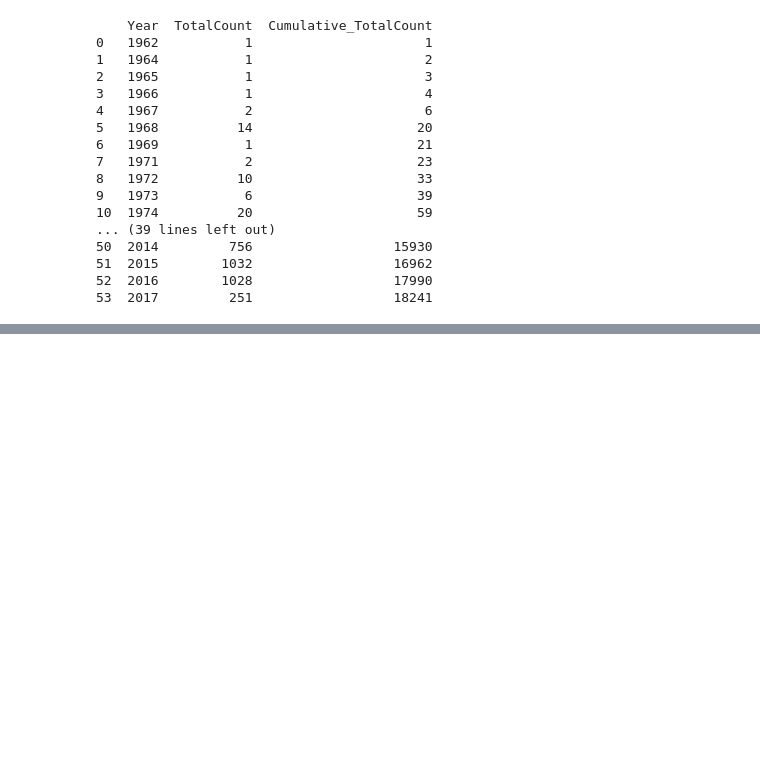
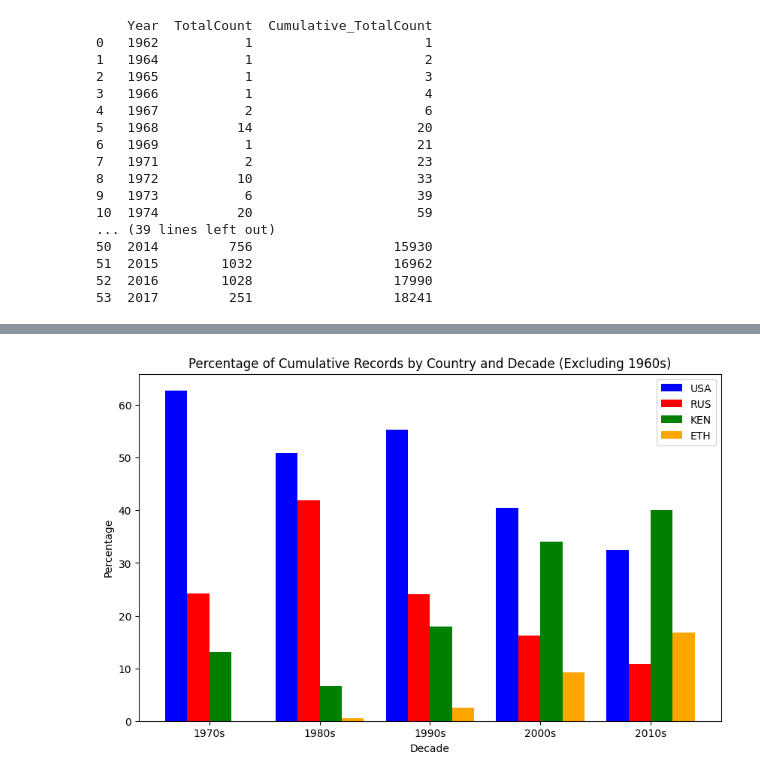
Before and after one commit to Uiblar/DataViz-HSLU, a Jupyter notebook: Python/records_by_country.ipynb, the cells around one changed output, grey strips where cells are left out. Drawn from its saved outputs; the diff is of its cells as text; code cells hidden in the pictures; blank space fills up the shorter version.

```diff
--- a/Python/records_by_country.ipynb
+++ b/Python/records_by_country.ipynb
@@ -48,7 +49,8 @@ print(total_count_by_year)
 53  2017         251                  18241
 # %%
 # Concatenate all the data frames in the list to create a single data frame with cumulative data
-cumulative_data = pd.merge(cumulative_data, total_count_by_year[['Year', 'Cumulative_TotalCount']], on='Year', how='left')
-cumulative_data['Cumulative_Percentage'] = (cumulative_data['Count'] / cumulative_data['Cumulative_TotalCount']) * 100
+# cumulative_data = pd.merge(cumulative_data, total_count_by_year[['Year', 'Cumulative_TotalCount']], on='Year', how='left')
+# cumulative_data['Cumulative_Percentage'] = (cumulative_data['Count'] / cumulative_data['Cumulative_TotalCount']) * 100
 
-print(cumulative_data.head(50))
+# print(cumulative_data.head(50))
+cumulative_data = pd.concat(cumulative_data_frames)
@@ -109,0 +207,68 @@ fig.show()
+# %%
+import pandas as pd
+import matplotlib.pyplot as plt
+import numpy as np
+
+# Assuming 'cumulative_data' is your initial DataFrame
+
+# Filter the DataFrame for the selected countries
+selected_countries = ['USA', 'RUS', 'KEN', 'ETH']
+filtered_data = cumulative_data[cumulative_data['Country'].isin(
+    selected_countries)]
+
+# Convert Year to Decade and format it
+filtered_data['Decade'] = (filtered_data['Year'] // 10) * 10
+filtered_data['Decade'] = filtered_data['Decade'].apply(lambda x: f"{int(x)}s")
+
+# Exclude the 1960s
+filtered_data = filtered_data[filtered_data['Decade'] != '1960s']
+
+# Group data by Decade and Country
+grouped_data = filtered_data.groupby(['Decade', 'Country']).agg({
+    'Count': 'sum'}).reset_index()
+
+# Normalize to percentage for each decade
+grouped_data['TotalByDecade'] = grouped_data.groupby(
+    'Decade')['Count'].transform('sum')
+grouped_data['Percentage'] = (
+    grouped_data['Count'] / grouped_data['TotalByDecade']) * 100
+
+# Ensure every country has a record for each decade
+pivot_data = grouped_data.pivot(
+    index='Decade', columns='Country', values='Percentage').fillna(0)
+pivot_data = pivot_data.reindex(columns=selected_countries)  # Reorder columns
+
+# Create the bar chart using Matplotlib
+fig, ax = plt.subplots(figsize=(10, 6))
+
+# Bar width
+bar_width = 0.2
+
+# Colors (can customize this)
+colors = ['blue', 'red', 'green', 'orange']
+
+# Plotting
+for i, country in enumerate(selected_countries):
+    ax.bar(np.arange(len(pivot_data)) + i * bar_width,
+           pivot_data[country],
+           width=bar_width,
+           label=country,
+           color=colors[i])
+
+# Set the x-ticks to be in the middle of the group of bars
+ax.set_xticks(np.arange(len(pivot_data)) + bar_width *
+              (len(selected_countries) - 1) / 2)
+ax.set_xticklabels(pivot_data.index)
+
+# Adding labels and title
+ax.set_xlabel('Decade')
+ax.set_ylabel('Percentage')
+ax.set_title(
+    'Percentage of Cumulative Records by Country and Decade (Excluding 1960s)')
+
+# Add a legend
+ax.legend()
+
+# Show the plot
+plt.show()
+# %% [output]
@@ -109,0 +286 @@ fig.show()
+[figure, added]
```
Also changed, not shown: parts of 9 cells of this notebook, 16 other files.
